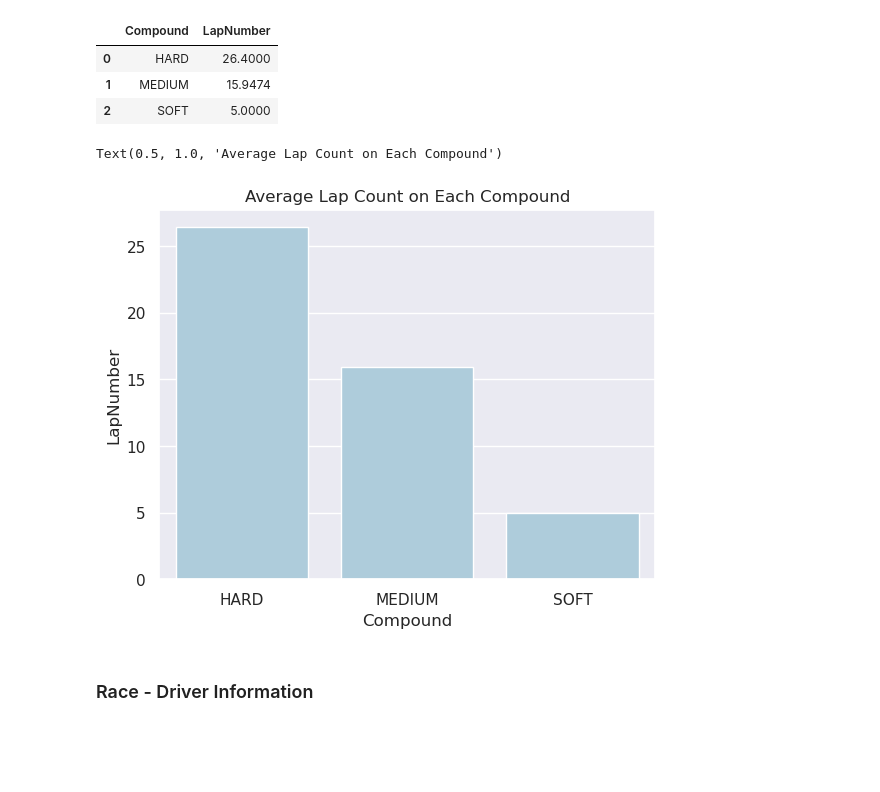
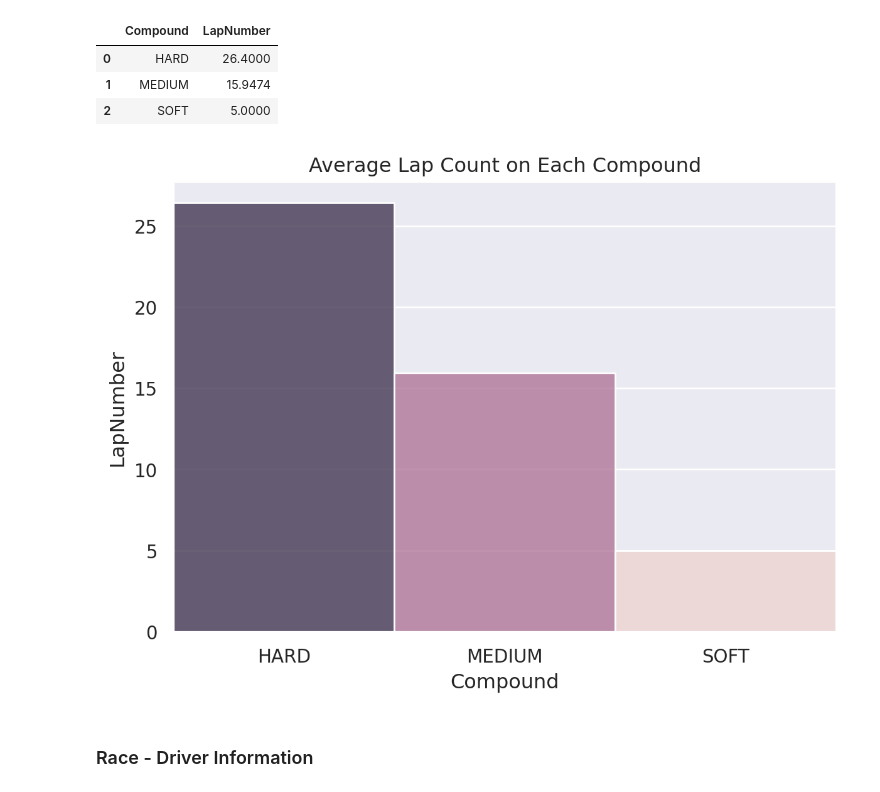
Before and after one commit to MyNameIsCalvinDavis/Data-Science, a Jupyter notebook: F1/F1.ipynb, the cells around one changed output. Cells and saved outputs as stored; diff of their text form; code cells hidden in the pictures; blank space fills up the shorter version.

Commit message:
Fix graphs to be not annoying

```diff
--- a/F1/F1.ipynb
+++ b/F1/F1.ipynb
@@ -1379,11 +1379,13 @@ lapsg
 | 1 | MEDIUM | 15.9474 |
 | 2 | SOFT | 5.0000 |
 # %%
-g = sns.barplot(data=lapsg, x="Compound", y="LapNumber")
-g.set_title("Average Lap Count on Each Compound")
+# g = sns.barplot(data=lapsg, x="Compound", y="LapNumber")
+# g.set_title("Average Lap Count on Each Compound")
+so.Plot(data=lapsg, x="Compound", y="LapNumber", color="LapNumber") \
+    .add(so.Bars(), legend=False) \
+    .label(title="Average Lap Count on Each Compound")
 # %% [output]
-Text(0.5, 1.0, 'Average Lap Count on Each Compound')
-[figure, old version]
+[figure, new version]
 # %% [markdown]
 ### Race - Driver Information
 # %% [markdown]
```
Also changed, not shown: parts of 4 cells of this notebook.
